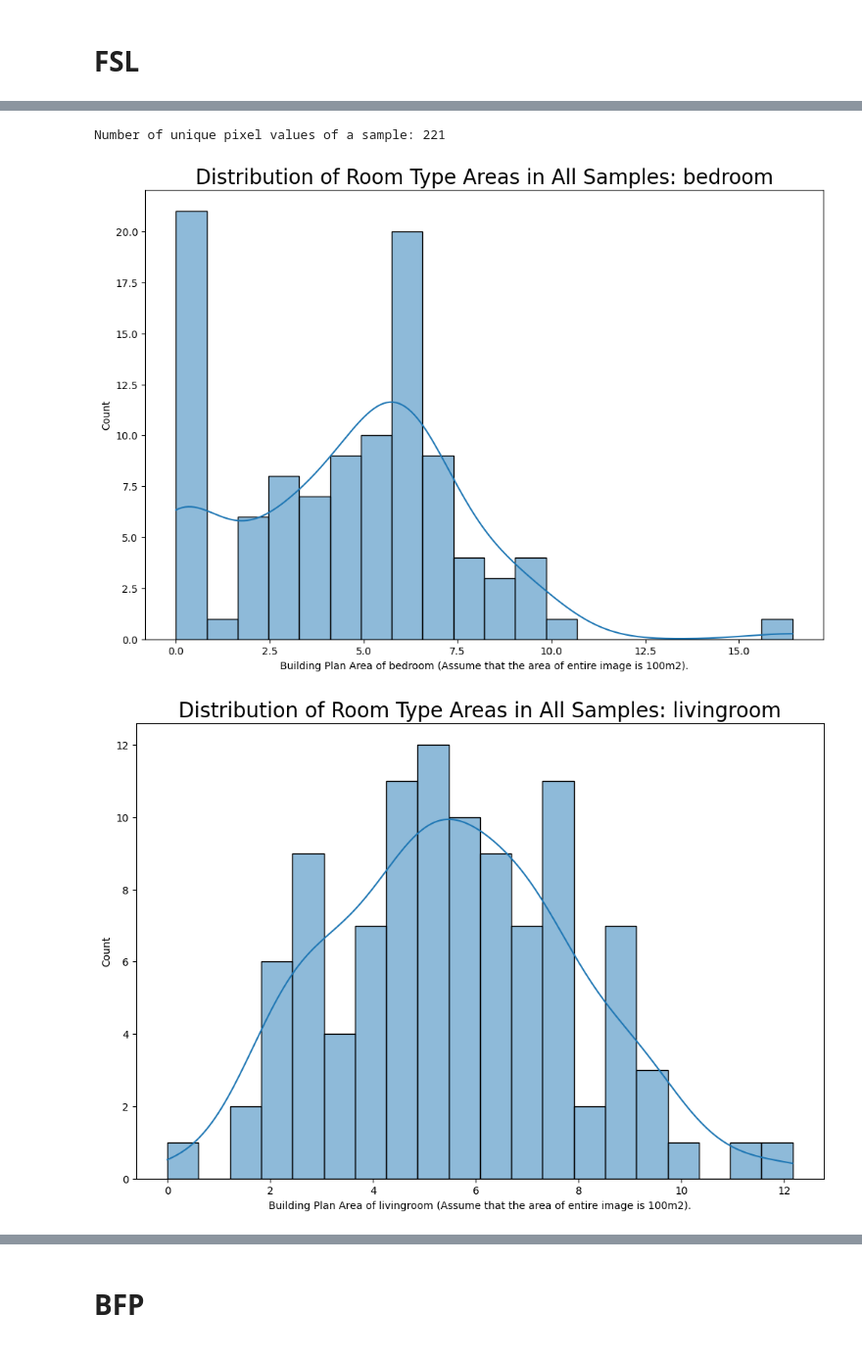
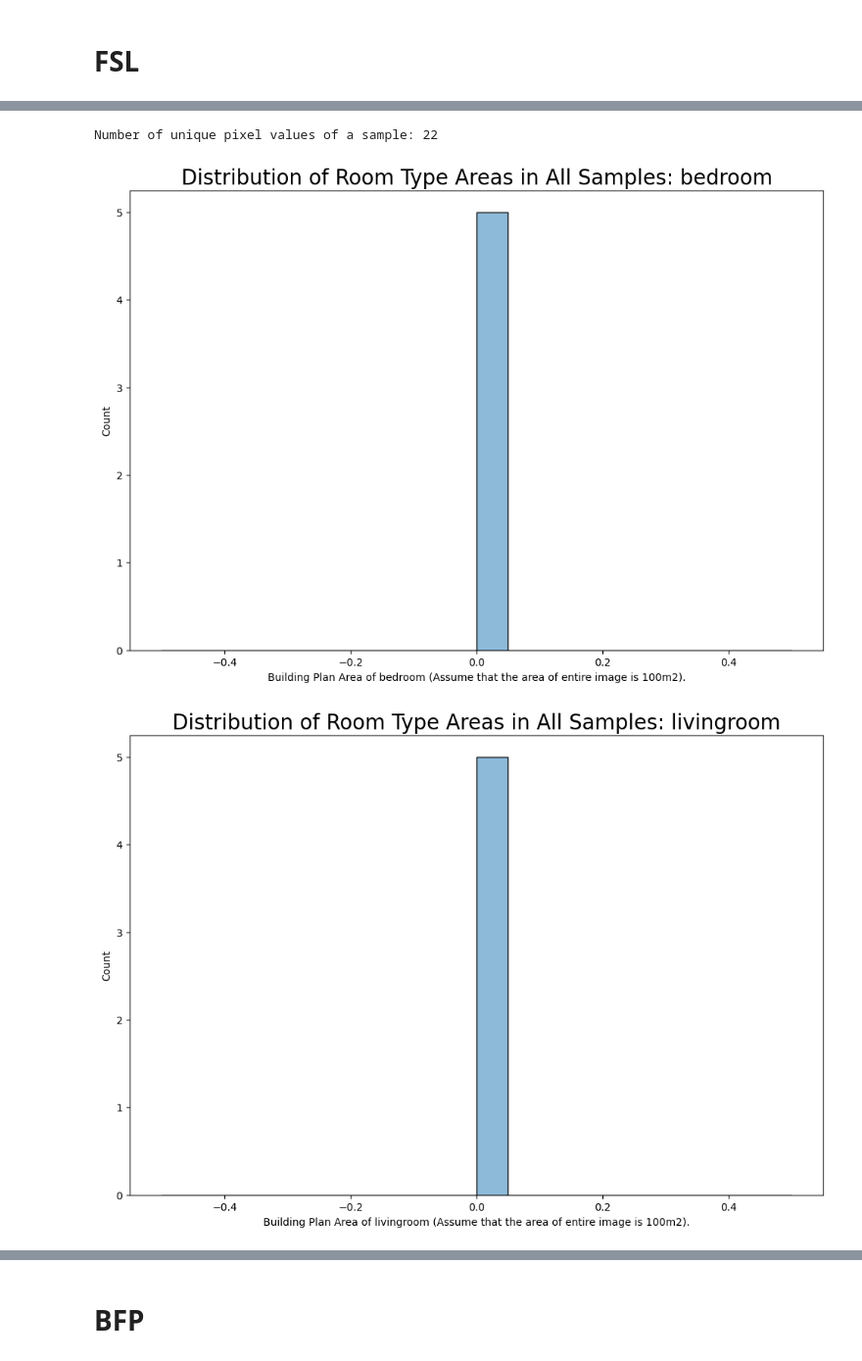
Before and after one commit to Architect37/MyGenFloorPlan, a Jupyter notebook: dev/EDA.ipynb, the cells around one changed output, grey strips where cells are left out. Shown at 98% size. Saved outputs shown, nothing was run; the diff lists cells and outputs as text; code cells hidden in the pictures.

Commit message:
Floor Plan New 2024

```diff
--- a/dev/EDA.ipynb
+++ b/dev/EDA.ipynb
@@ -25,8 +24,10 @@ Mounted at /content/drive
+# %%
+root = '/Users/MR ARCHITECT/MyFloorPlan/MyGenNew/MyGenFloorPlan/'
 # %% [markdown]
 # BEP
 # %%
 # number of files/samples
-BEP_dir = '/content/drive/MyDrive/dataset/Original (1)/A (1)'
+BEP_dir = root + '/dataset/Original/A'
 BEP_fnames = os.listdir(BEP_dir)
 num_fnames = len(BEP_fnames)
 
@@ -95,6 +94,7 @@ green = np.array([27, 255, 27, 255])
 orange = np.array([255, 155, 27, 255])
 white = np.array([255, 255, 255, 255])
 black = np.array([0, 0, 0, 255])
+darkgreen = np.array([0, 127, 0, 255])
 
 roomtype_pix_val_dict = {
     'bedroom': purple,
@@ -105,11 +105,12 @@ roomtype_pix_val_dict = {
     'deck_or_porch': green,
     'corridor': orange,
     'background': white,
+    'stair' : darkgreen,
 }
 # %%
 # number of files/samples
-# FSL_dir = '/content/drive/MyDrive/dataset/Original (1)/B (1)'
-FSL_dir = '/content/drive/MyDrive/dataset/Original (1)/B (1)'
+# FSL_dir = root + '/dataset/Original/B'
+FSL_dir = root + '/dataset/Original/B'
 FSL_fnames = os.listdir(FSL_dir)
 num_fnames = len(FSL_fnames)
 
@@ -129,7 +130,7 @@ fsl_arr = fsl_img.reshape(-1, 4)
 unique_pix_val = np.unique(fsl_arr, axis=0)
 print('Number of unique pixel values of a sample:', len(unique_pix_val))
 # %% [output]
-Number of unique pixel values of a sample: 221
+Number of unique pixel values of a sample: 22
 # %%
 # areas distribution of different samples
 roomtype_areas_dict = {
@@ -140,32 +141,33 @@ roomtype_areas_dict = {
     'storageroom': [],
     'deck_or_porch': [],
     'corridor': [],
     'background': [],
+    'stair' : [],
 }
 
 for fname in FSL_fnames:
     fsl_img = read_image(Path(FSL_dir)/fname)
     rm_total_num_pixel = 0
 
     for rm in roomtype_pix_val_dict:
         rm_color = roomtype_pix_val_dict[rm]
         rm_num_pix = np.count_nonzero((fsl_img==rm_color).all(axis=-1))
         rm_area = rm_num_pix / (256*256) * 100
         roomtype_areas_dict[rm].append(rm_area)
 
         if rm != 'background':
             rm_total_num_pixel += rm_num_pix
 
     bg_area = (256*256) - rm_total_num_pixel
     roomtype_areas_dict['background'][-1] = bg_area / (256*256) * 100
 
 
 for rm in roomtype_areas_dict:
     plt.figure(figsize=(12,8))
     plt.title(f"Distribution of Room Type Areas in All Samples: {rm}", fontsize=20)
     ax = sns.histplot(np.array(roomtype_areas_dict[rm]), bins=20, kde=True)
     ax.set(xlabel=f'Building Plan Area of {rm} (Assume that the area of entire image is 100m2).')
     plt.show()
 # %% [output]
-[figure, old version]
+[figure, new version]
-[figure, old version]
+[figure, new version]
```
Also changed, not shown: parts of 14 cells of this notebook, 7 other files.
